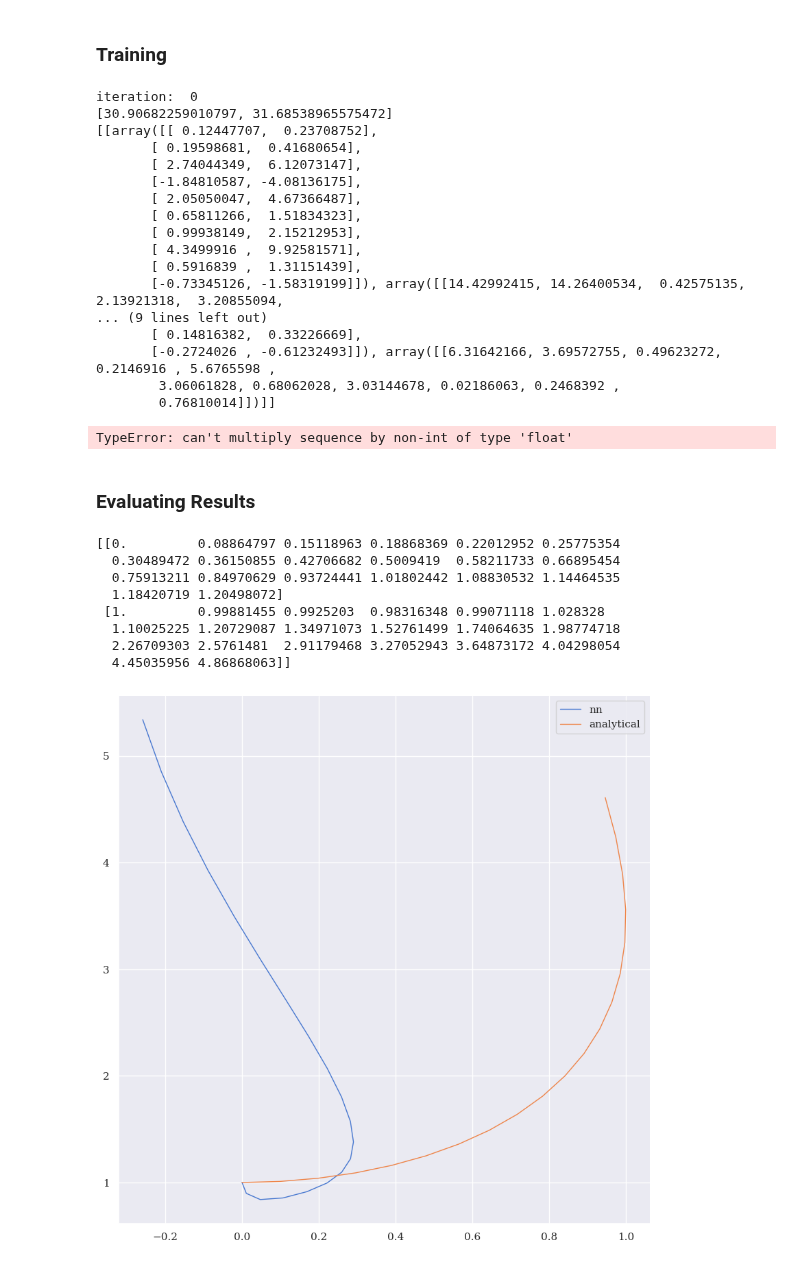
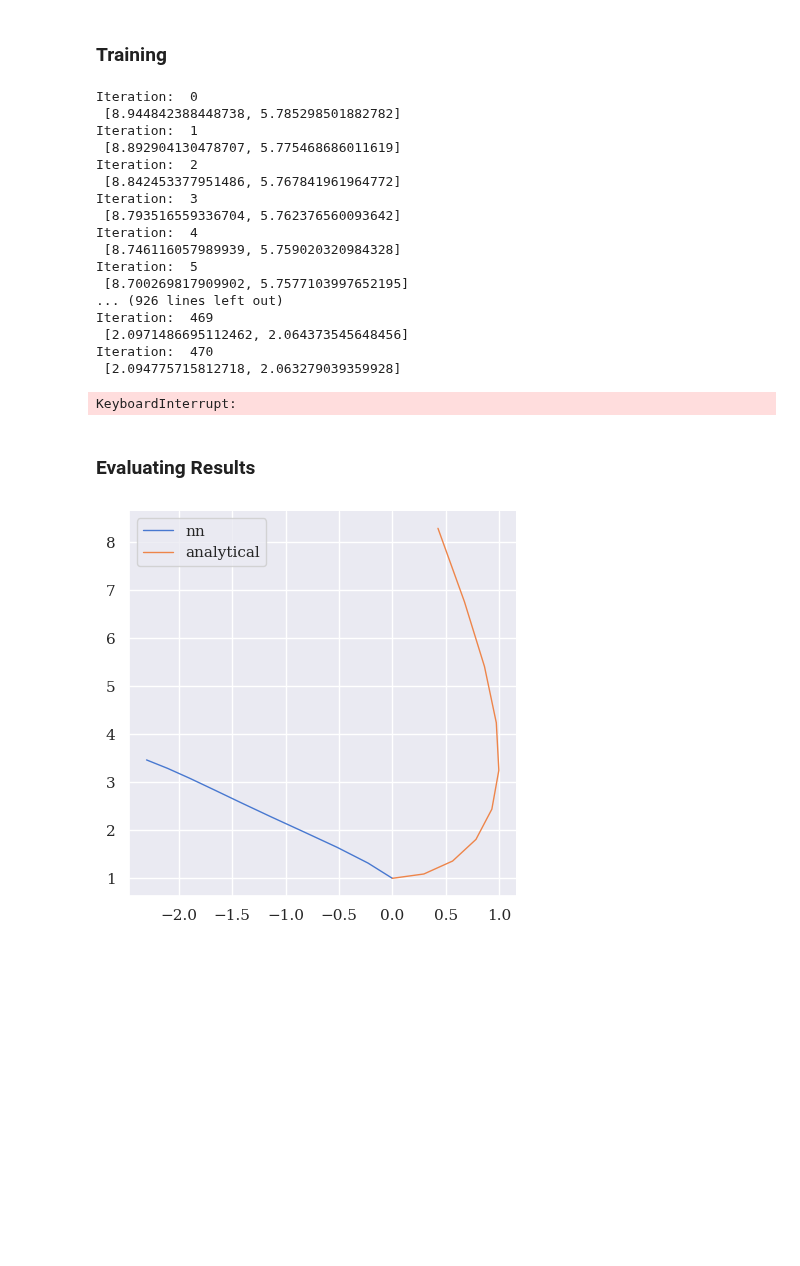
Before and after one commit to Fox-King777/ODE_System_Solver, a Jupyter notebook: solving_example_4.ipynb, the cells around one changed output. Cells and saved outputs as stored; diff of their text form; code cells hidden in the pictures; blank space fills up the shorter version.

Commit message:
Implemented adam for example 4

```diff
--- a/solving_example_4.ipynb
+++ b/solving_example_4.ipynb
@@ -229,43 +250,52 @@ def train(init_conditions):
     activation_fns = [sigmoid] * (len(hidden_sizes)) + [lambda x: x]
     nn1 = NeuralNetwork(init_conditions[0], derivative, 1, hidden_sizes, 1, activation_fns)
     nn2 = NeuralNetwork(init_conditions[1], derivative, 1, hidden_sizes, 1, activation_fns)
-    gradient_descent(t, [nn1, nn2], 1000, 0.1)
+    adam(t, [nn1, nn2], num_iters=100000, step_size=0.001)
 
-    return nn
+    return [nn1, nn2]
 
-nn = train(PSI_0)
+nns = train(PSI_0)
 # %% [output]
-iteration:  0
-[30.90682259010797, 31.68538965575472]
-[[array([[ 0.12447707,  0.23708752],
-       [ 0.19598681,  0.41680654],
-       [ 2.74044349,  6.12073147],
-       [-1.84810587, -4.08136175],
-       [ 2.05050047,  4.67366487],
-       [ 0.65811266,  1.51834323],
-       [ 0.99938149,  2.15212953],
-       [ 4.3499916 ,  9.92581571],
-       [ 0.5916839 ,  1.31151439],
-       [-0.73345126, -1.58319199]]), array([[14.42992415, 14.26400534,  0.42575135,  2.13921318,  3.20855094,
-... (9 lines left out)
-       [ 0.14816382,  0.33226669],
-       [-0.2724026 , -0.61232493]]), array([[6.31642166, 3.69572755, 0.49623272, 0.2146916 , 5.6765598 ,
-        3.06061828, 0.68062028, 3.03144678, 0.02186063, 0.2468392 ,
-        0.76810014]])]]
+Iteration:  0
+ [8.944842388448738, 5.785298501882782]
+Iteration:  1
+ [8.892904130478707, 5.775468686011619]
+Iteration:  2
+ [8.842453377951486, 5.767841961964772]
+Iteration:  3
+ [8.793516559336704, 5.762376560093642]
+Iteration:  4
+ [8.746116057989939, 5.759020320984328]
+Iteration:  5
+ [8.700269817909902, 5.7577103997652195]
+... (926 lines left out)
+Iteration:  469
+ [2.0971486695112462, 2.064373545648456]
+Iteration:  470
+ [2.094775715812718, 2.063279039359928]
-TypeError: can't multiply sequence by non-int of type 'float'
+KeyboardInterrupt:
 # %% [markdown]
 ### Evaluating Results
 # %%
-def plot(neural_network: NeuralNetwork, scale=1, dt=0.1):
-   t = np.arange(0, 2, dt)
+def plot_ode(neural_network: NeuralNetwork, scale=1, dt=0.3):
+   t = np.arange(0, 3, dt)
    res = neural_network.trial_solution(t, neural_network.weights)
-   fig = plt.figure(figsize=(10, 10))
+   fig = plt.figure(figsize=(5, 5))
    ax = fig.add_subplot()
    ax.plot(res[0], res[1], lw=1)
    ax.plot(analytical_solution(t)[0], analytical_solution(t)[1], lw=1)
    plt.legend(['nn', 'analytical'])
 
    print(analytical_solution(t) - res[0])
+
+def plot_system_ode(neural_networks: List[NeuralNetwork], scale=1, dt=0.3):
+   t = np.arange(0, 3, dt)
+   res = [neural_networks[i].trial_solution(t, neural_networks[i].weights) for i in range(len(neural_networks))]
+   fig = plt.figure(figsize=(5, 5))
+   ax = fig.add_subplot()
+   ax.plot(res[0], res[1], lw=1)
+   ax.plot(analytical_solution(t)[0], analytical_solution(t)[1], lw=1)
+   plt.legend(['nn', 'analytical'])
 
 def simulate_sode(t, initial_conditions, derivative) -> Tuple[np.ndarray, np.ndarray]:
    """Simulate the system of ODEs over the time interval [0, dt * num_steps].
@@ -290,15 +320,7 @@ def simulate_sode(t, initial_conditions, derivative) -> Tuple[np.ndarray, np.nda
    return output, df_dt
 # %%
 sns.set_theme(style="darkgrid", palette="muted", font='DeJavu Serif')
-plot(nn)
+plot_system_ode(nns)
 sns.despine()
 # %% [output]
-[[0.         0.08864797 0.15118963 0.18868369 0.22012952 0.25775354
-  0.30489472 0.36150855 0.42706682 0.5009419  0.58211733 0.66895454
-  0.75913211 0.84970629 0.93724441 1.01802442 1.08830532 1.14464535
-  1.18420719 1.20498072]
- [1.         0.99881455 0.9925203  0.98316348 0.99071118 1.028328
-  1.10025225 1.20729087 1.34971073 1.52761499 1.74064635 1.98774718
-  2.26709303 2.5761481  2.91179468 3.27052943 3.64873172 4.04298054
-  4.45035956 4.86868063]]
-[figure, old version]
+[figure, new version]
```
Also changed, not shown: parts of 1 cell of this notebook.
